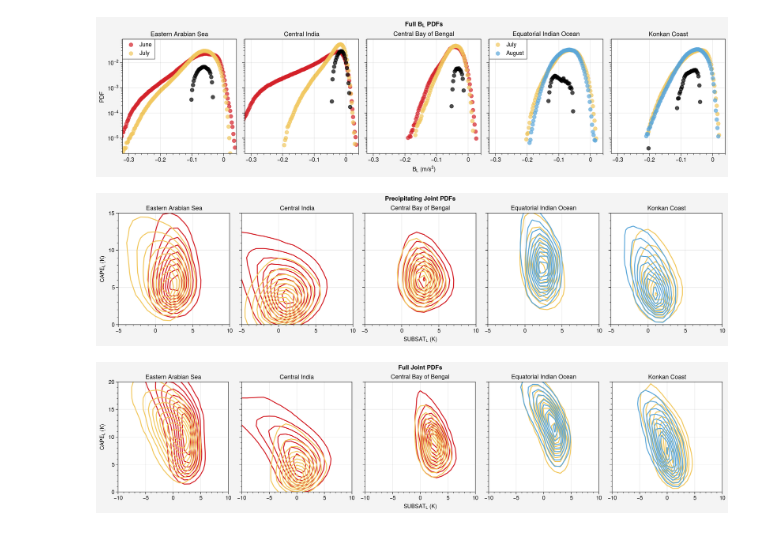
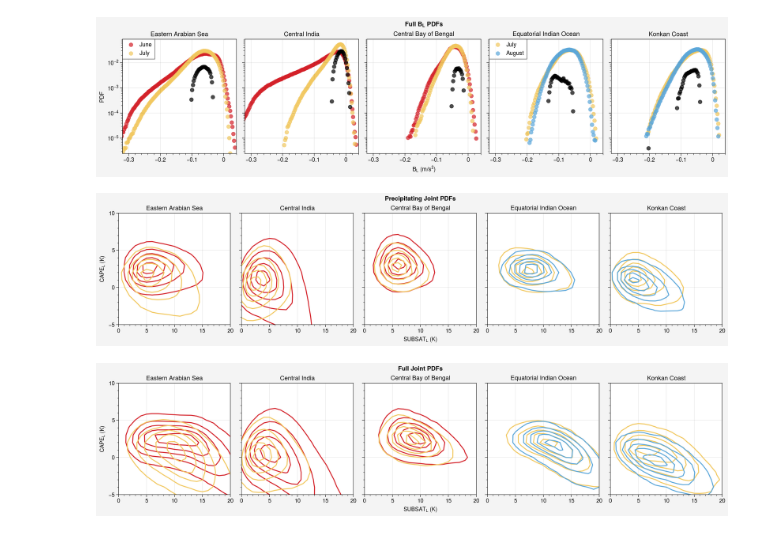
Before and after one commit to savannahferretti/monsoon-pod, a Jupyter notebook: notebooks/test_pdfs.ipynb, the cells around one changed output. Saved outputs shown, nothing was run; the diff lists cells and outputs as text; code cells hidden in the pictures.

Commit message:
Plot edits

```diff
--- a/notebooks/test_pdfs.ipynb
+++ b/notebooks/test_pdfs.ipynb
@@ -98,45 +96,41 @@ pplt.show()
 [figure]
 [figure]
 # %%
-CASES = {
-    'JJ':[(6,'June','#D42028'),(7,'July','#F2C85E')],
-    'JA':[(7,'July','#F2C85E'),(8,'August','#5BA7DA')]}
-
 fig,axs = pplt.subplots(nrows=1,ncols=5)
 axs.format(suptitle='Precipitating Joint PDFs',
-           xlabel='$SUBSAT_L$ (K)',xlim=(-5,10),xticks=5,ylabel='$CAPE_L$ (K)',ylim=(0,15),yticks=5)
+           xlabel='$SUBSAT_L$ (K)',xlim=(0,20),xticks=5,ylabel='$CAPE_L$ (K)',ylim=(-5,10),yticks=5)
 for i,region in enumerate(REGIONS):
     axs[i].format(titleloc='c',title=f'{region}')
     casekey = 'JJ' if i<3 else 'JA'
     axnum   = 0 if casekey=='JJ' else 3
     pdflist = []
     for month,label,color in CASES[casekey]:
         monthstats = stats.sel(region=region,month=month)
-        pdf = get_pdf(monthstats,bintype='2D',precip=True)
-        # print(np.nansum(pdf))
+        pdf,_,_ = get_pdf(monthstats,bintype='2D',precipitating=True)
+        pdfmax = np.nanmax(pdf)
+        pdflevels = np.arange(pdfmax*0.1,pdfmax,pdfmax*0.2)
         pdflist.append(pdf)
-        axs[i].contour(pdf,color=color,label=label)
+        axs[i].contour(pdf.T,color=color,levels=pdflevels,label=label)
     pdfdiff = pdflist[1]-pdflist[0]
-    # axs[i].contour(pdfdiff,color='grey',alpha=0.7)
 pplt.show()
 
 fig,axs = pplt.subplots(nrows=1,ncols=5)
 axs.format(suptitle='Full Joint PDFs',
-           xlabel='$SUBSAT_L$ (K)',xlim=(-10,10),xticks=5,ylabel='$CAPE_L$ (K)',ylim=(0,20),yticks=5)
+           xlabel='$SUBSAT_L$ (K)',xlim=(0,20),xticks=5,ylabel='$CAPE_L$ (K)',ylim=(-5,10),yticks=5)
 for i,region in enumerate(REGIONS):
     axs[i].format(titleloc='c',title=f'{region}')
     casekey = 'JJ' if i<3 else 'JA'
     axnum   = 0 if casekey=='JJ' else 3
     pdflist = []
     for month,label,color in CASES[casekey]:
         monthstats = stats.sel(region=region,month=month)
-        pdf = get_pdf(monthstats,bintype='2D',precip=False)
-        # print(np.nansum(pdf))
+        pdf,_,_    = get_pdf(monthstats,bintype='2D',precipitating=False)
+        pdfmax     = np.nanmax(pdf)
+        pdflevels  = np.arange(pdfmax*0.1,pdfmax,pdfmax*0.2)
         pdflist.append(pdf)
-        axs[i].contour(pdf,color=color,label=label)
+        axs[i].contour(pdf.T,color=color,levels=pdflevels,label=label)
     pdfdiff = pdflist[1]-pdflist[0]
-    # axs[i].contour(pdfdiff,color='grey',alpha=0.7)
 pplt.show()
 # %% [output]
-[figure, old version]
+[figure, new version]
-[figure, old version]
+[figure, new version]
```
Also changed, not shown: parts of 5 cells of this notebook, 3 other files.
